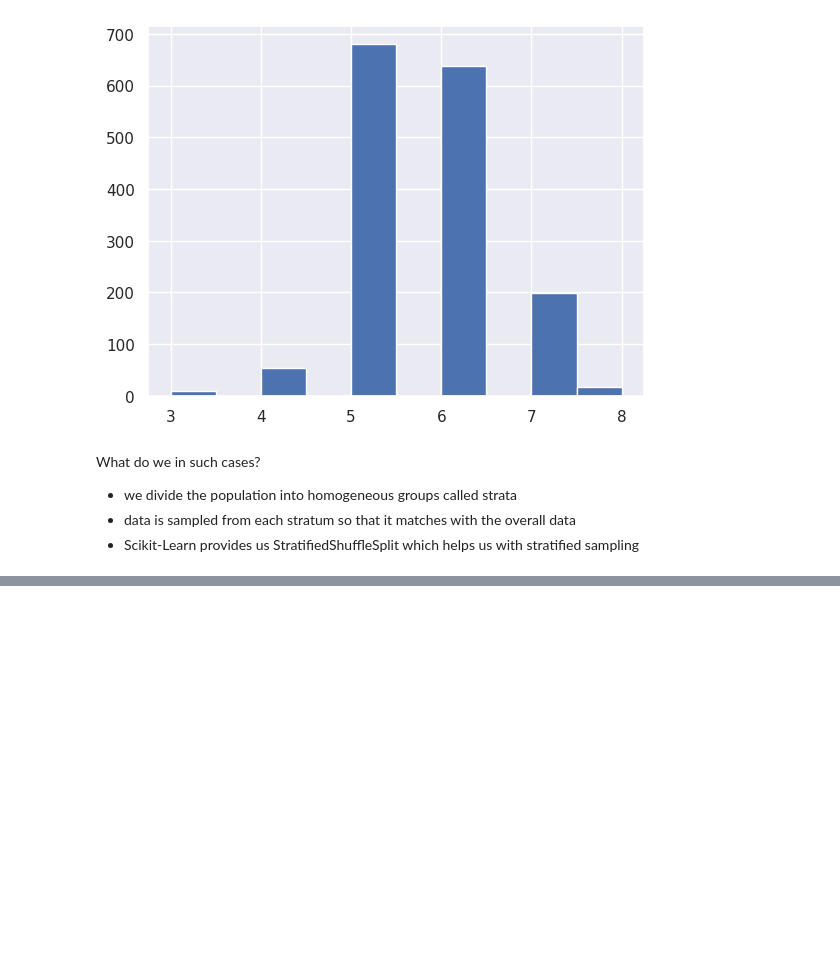
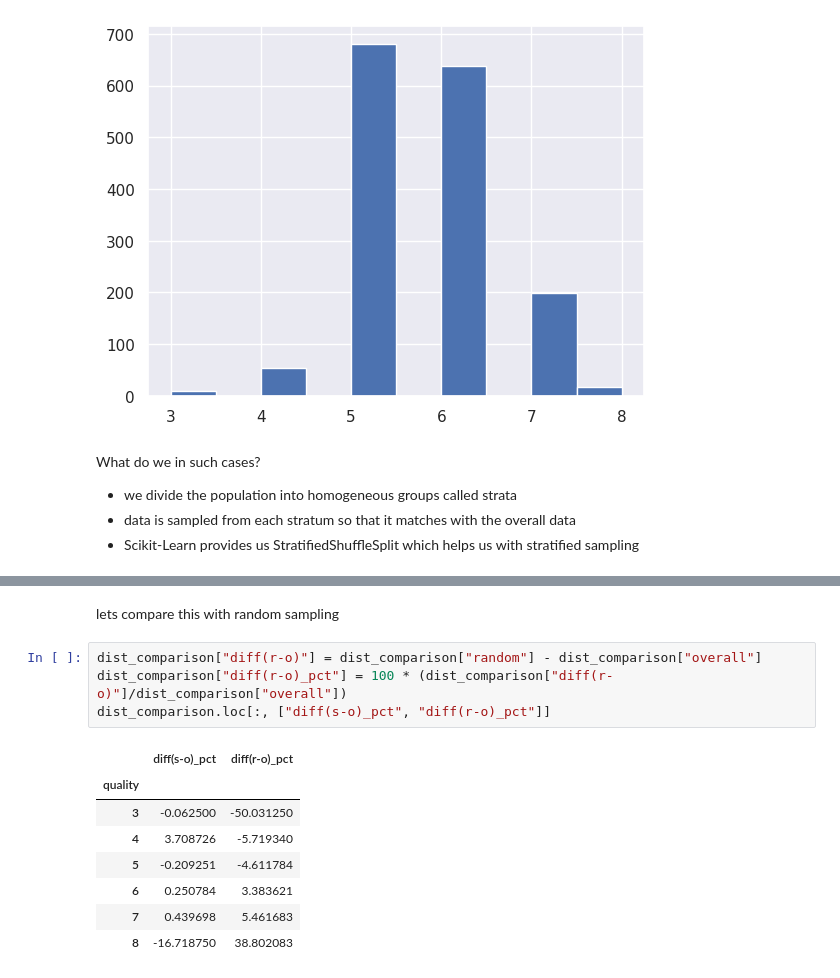
Before and after one commit to arjunpvm/mlp, a Jupyter notebook: notes/week1/lecture1.ipynb, the cells around one changed output, grey strips where cells are left out. Cells and saved outputs as stored; diff of their text form; blank space fills up the shorter version.

```diff
--- a/notes/week1/Week1.ipynb
+++ b/notes/week1/lecture1.ipynb
@@ -222,0 +284,15 @@ What do we in such cases?
+# %% [markdown]
+lets compare this with random sampling
+# %%
+dist_comparison["diff(r-o)"] = dist_comparison["random"] - dist_comparison["overall"]
+dist_comparison["diff(r-o)_pct"] = 100 * (dist_comparison["diff(r-o)"]/dist_comparison["overall"])
+dist_comparison.loc[:, ["diff(s-o)_pct", "diff(r-o)_pct"]]
+# %% [output]
+|  | diff(s-o)_pct | diff(r-o)_pct |
+| quality |  |  |
+| 3 | -0.062500 | -50.031250 |
+| 4 | 3.708726 | -5.719340 |
+| 5 | -0.209251 | -4.611784 |
+| 6 | 0.250784 | 3.383621 |
+| 7 | 0.439698 | 5.461683 |
+| 8 | -16.718750 | 38.802083 |
```
Also changed, not shown: parts of 6 cells of this notebook, 1 other file.
